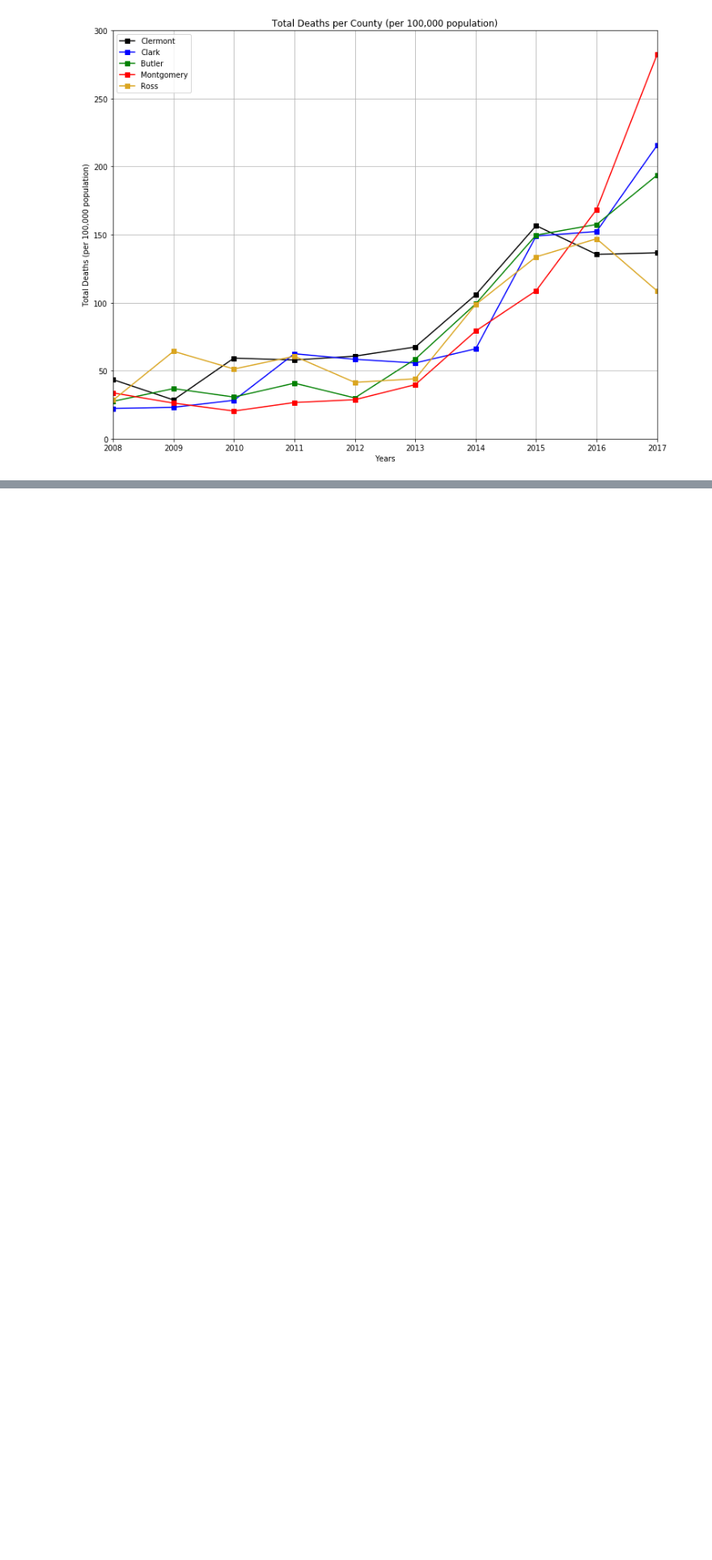
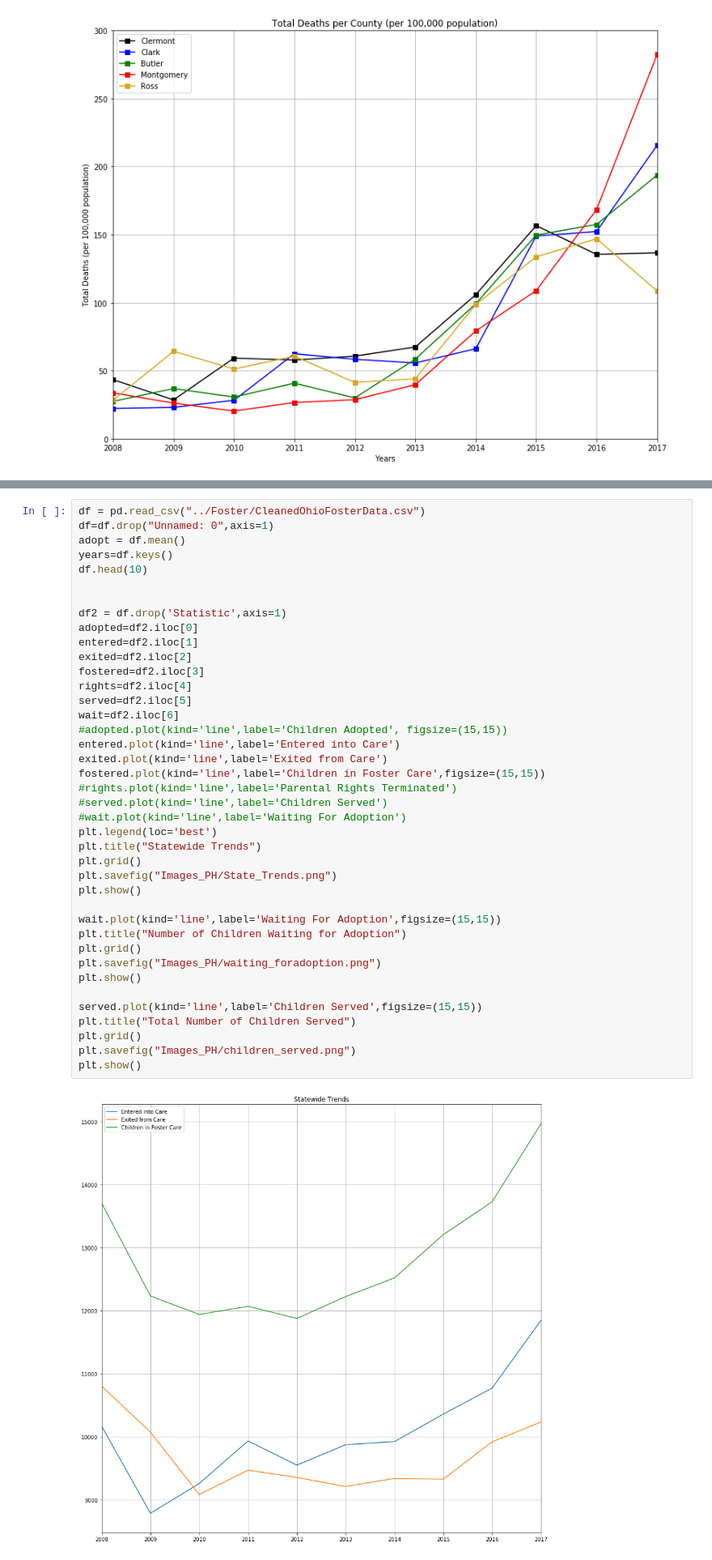
Before and after one commit to mervinator/project1group3, a Jupyter notebook: Project 1_PH/Death_Total_PH.ipynb, the cells around one changed output, grey strips where cells are left out. Shown at 81% size. Cells and saved outputs as stored; diff of their text form; blank space fills up the shorter version.

```diff
--- a/Project 1_PH/Death_Total_PH.ipynb
+++ b/Project 1_PH/Death_Total_PH.ipynb
@@ -578,0 +744,42 @@ plt.show()
+# %%
+df = pd.read_csv("../Foster/CleanedOhioFosterData.csv")
+df=df.drop("Unnamed: 0",axis=1)
+adopt = df.mean()
+years=df.keys()
+df.head(10)
+
+
+df2 = df.drop('Statistic',axis=1)
+adopted=df2.iloc[0]
+entered=df2.iloc[1]
+exited=df2.iloc[2]
+fostered=df2.iloc[3]
+rights=df2.iloc[4]
+served=df2.iloc[5]
+wait=df2.iloc[6]
+#adopted.plot(kind='line',label='Children Adopted', figsize=(15,15))
+entered.plot(kind='line',label='Entered into Care')
+exited.plot(kind='line',label='Exited from Care')
+fostered.plot(kind='line',label='Children in Foster Care',figsize=(15,15))
+#rights.plot(kind='line',label='Parental Rights Terminated')
+#served.plot(kind='line',label='Children Served')
+#wait.plot(kind='line',label='Waiting For Adoption')
+plt.legend(loc='best')
+plt.title("Statewide Trends")
+plt.grid()
+plt.savefig("Images_PH/State_Trends.png")
+plt.show()
+
+wait.plot(kind='line',label='Waiting For Adoption',figsize=(15,15))
+plt.title("Number of Children Waiting for Adoption")
+plt.grid()
+plt.savefig("Images_PH/waiting_foradoption.png")
+plt.show()
+
+served.plot(kind='line',label='Children Served',figsize=(15,15))
+plt.title("Total Number of Children Served")
+plt.grid()
+plt.savefig("Images_PH/children_served.png")
+plt.show()
+# %% [output]
+[figure, added]
```
Also changed, not shown: parts of 19 cells of this notebook, 9 other files.
